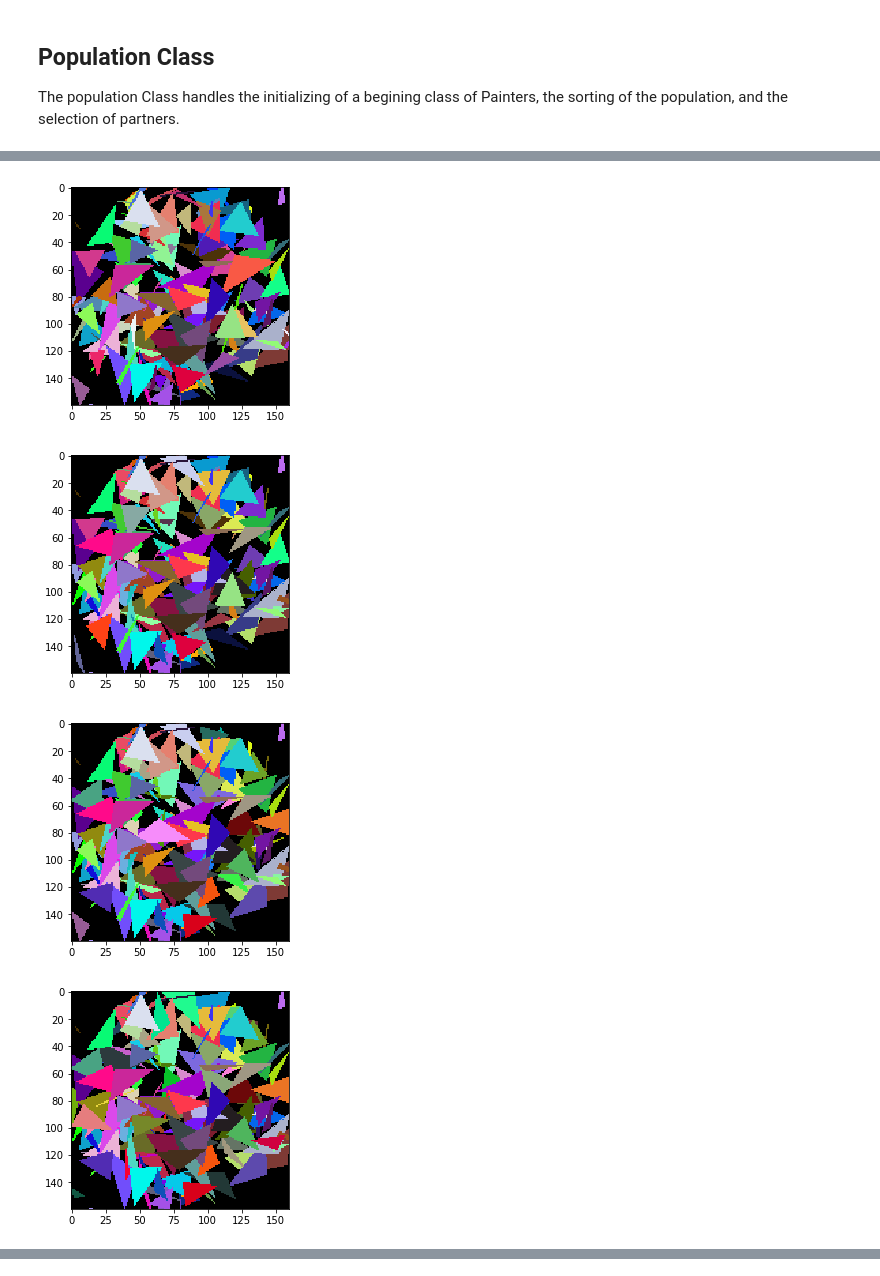
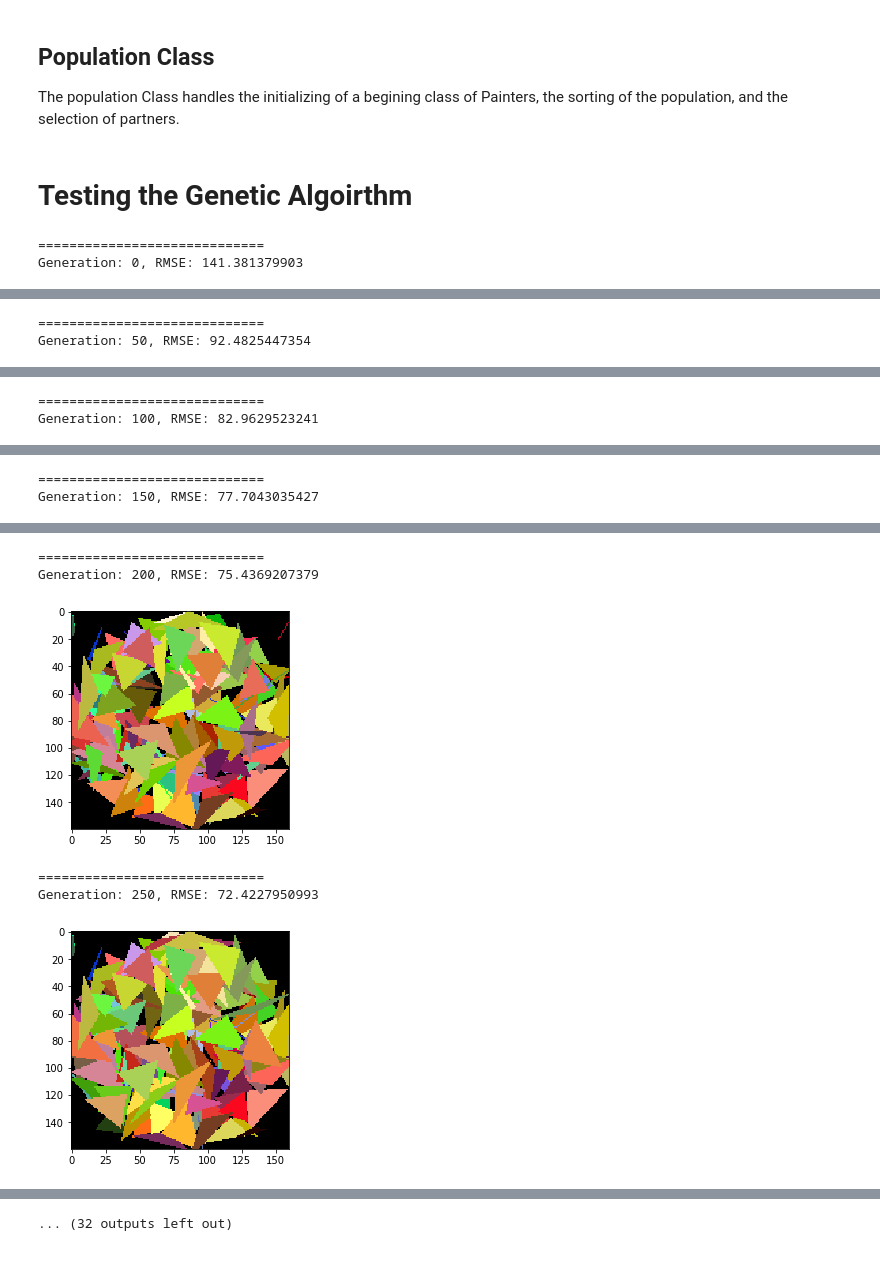
Before and after one commit to tomiyee/genetic-painter-python, a Jupyter notebook: genetic-algorithm.ipynb, the cells around one changed output, grey strips where cells are left out. Cells and saved outputs as stored; diff of their text form; code cells hidden in the pictures.

```diff
--- a/genetic-algorithm.ipynb
+++ b/genetic-algorithm.ipynb
@@ -34,9 +34,9 @@ MAX_VERTICES = 3
 MAX_DIST = 30 # The max distance from the first vertex that the other vertices can be (in px)
 MIN_VERTEX_SHIFT = 1;
 MAX_VERTEX_SHIFT = 10;
-MIN_COLOR_SHIFT = 1;
-MAX_COLOR_SHIFT = 10;
-DECAY = 7/10.0;
+MIN_COLOR_SHIFT = 5;
+MAX_COLOR_SHIFT = 40;
+DECAY = 7/10.0; # The closer this value is to 0, the more the breeding process favors high fitness when selecting partners
 
 # Determines other variables which depend on the variables defined above
 target = cv2.imread(IMG_SRC, 1) # 1 for color (including alpha channel), 0 for gray scale
@@ -45,8 +45,8 @@ height = h = target.shape[0]
 # The number of shapes in each Painter's painting is determined by the Maximum Distance from the first vertex, ideally taking up the whole screen with shapes of at least three points
 numGenes = ( w / MAX_DIST + 1 ) * (h / MAX_DIST + 1) * 4
 # The rate of mutation should be relative to the number of genes,
-# either 4.0/numGenes or 1/80.0 if the number of genes exceeds 300
-MUTATION_RATE = 2.0/numGenes
+# either 4.0/numGenes or 1/80.0, which ever is greater
+MUTATION_RATE = 4.0/numGenes
 # %% [markdown]
 ## Error Functions
 
@@ -69,3 +72,16 @@ def rmse(actual, experimental):
+# %%
+
+# returns the angle to the horizontal between the two points, going counter clockwise
+def getAngle (point1, point2):
+    y = point1[1] - point2[1]
+    x = point1[0] - point2[1]
+    theta = math.atan(y/x)
+    # since math.atan(n) yields a number between pi/2 and -pi/2, I need to adjust the angle
+    if (x < 0 and y > 0):
+        theta += math.pi
+    if (x < 0 and y < 0):
+        theta += math.pi
+    return theta
 # %% [markdown]
 ## The Shape Class
 
@@ -249,7 +317,7 @@ class Painter:
 
     # Displays the Painter's work
     def exhibit (self):
-        plt.imshow(self.canvas)
+        plt.imshow(cv2.cvtColor(np.uint8(self.canvas), cv2.COLOR_BGR2RGB))
         plt.show()
 # %% [markdown]
 ## Population Class
@@ -314,21 +380,31 @@ class Population:
             nextGen[i] = p1.breed(p2);
         self.painters = nextGen
         return self
+# %% [markdown]
+# Testing the Genetic Algoirthm
 # %%
+# First seeds the random numbers
 np.random.seed(100)
-
+# creates a new Population
 p = Population()
 
-for i in range(100):
+num_iter = 1000;
+
+for i in range(num_iter):
     p.generation()
-    if i % 10 == 0:
+    if i % 50 == 0:
+        print '=================================='
+        p.getBest().evaluate()
+        print "Generation: {}, RMSE: {}".format(i, p.getBest().rmse)
         p.showBest()
-        p.getBest().evaluate()
-        p.getBest().rmse
 
+
+print num_iter
 p.showBest()
 p.getBest().evaluate()
-p.getBest().rmse
+print p.getBest().rmse
 plt.imshow(cv2.cvtColor(target, cv2.COLOR_BGR2RGB))
 plt.show()
 # %% [output]
+=============================
+Generation: 0, RMSE: 141.381379903
@@ -335,0 +412,2 @@ plt.show()
+=============================
+Generation: 50, RMSE: 92.4825447354
@@ -336,0 +415,2 @@ plt.show()
+=============================
+Generation: 100, RMSE: 82.9629523241
@@ -337,0 +418,2 @@ plt.show()
+=============================
+Generation: 150, RMSE: 77.7043035427
@@ -339,4 +421,6 @@ plt.show()
+=============================
+Generation: 200, RMSE: 75.4369207379
-[figure, old version]
+[figure, new version]
+=============================
+Generation: 250, RMSE: 72.4227950993
-[figure, old version]
+[figure, new version]
-[figure, removed]
-[figure, removed]
@@ -346,0 +427 @@ plt.show()
+... (32 outputs left out)
```
Also changed, not shown: parts of 17 cells of this notebook.
